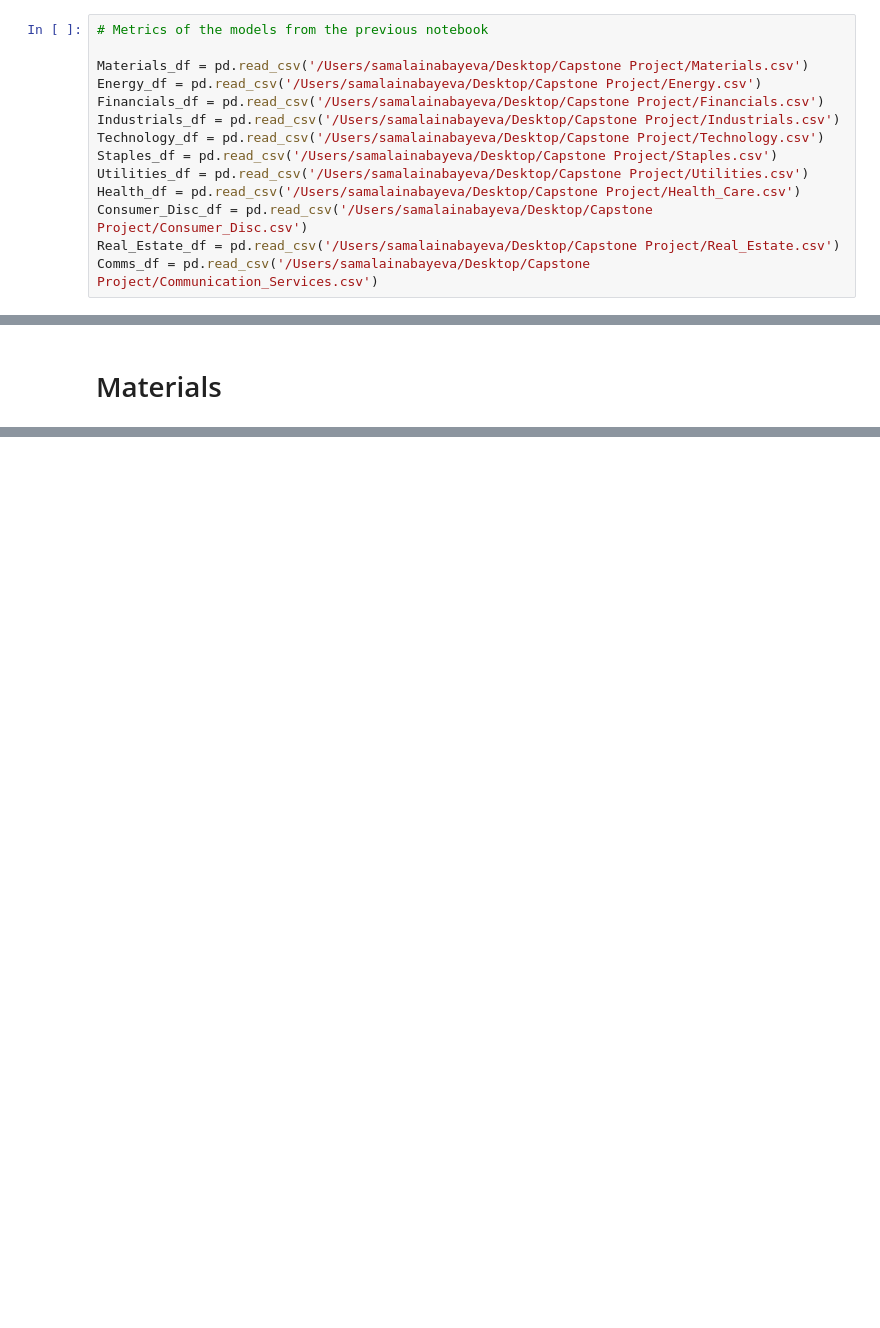
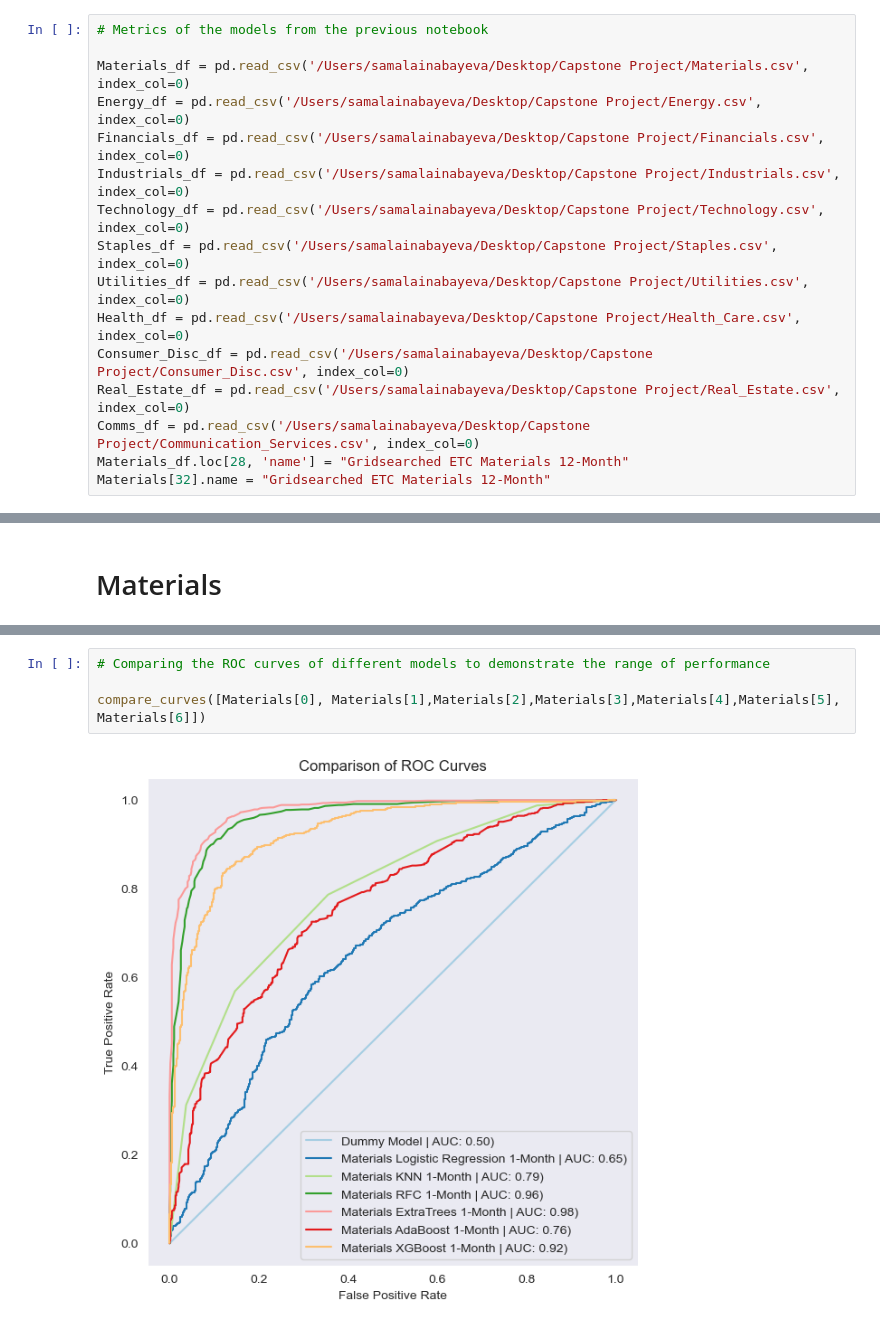
Before and after one commit to dvdhartsman/Stock_Market_Analysis, a Jupyter notebook: 2b_SPDR_Eval.ipynb, the cells around one changed output, grey strips where cells are left out. Cells and saved outputs as stored; diff of their text form; blank space fills up the shorter version.

```diff
--- a/2b_SPDR_Eval.ipynb
+++ b/2b_SPDR_Eval.ipynb
@@ -79,14 +83,16 @@ Comms = model_collection[10]
 # %%
 # Metrics of the models from the previous notebook
 
-Materials_df = pd.read_csv('/Users/samalainabayeva/Desktop/Capstone Project/Materials.csv')
-Energy_df = pd.read_csv('/Users/samalainabayeva/Desktop/Capstone Project/Energy.csv')
-Financials_df = pd.read_csv('/Users/samalainabayeva/Desktop/Capstone Project/Financials.csv')
-Industrials_df = pd.read_csv('/Users/samalainabayeva/Desktop/Capstone Project/Industrials.csv')
-Technology_df = pd.read_csv('/Users/samalainabayeva/Desktop/Capstone Project/Technology.csv')
-Staples_df = pd.read_csv('/Users/samalainabayeva/Desktop/Capstone Project/Staples.csv')
-Utilities_df = pd.read_csv('/Users/samalainabayeva/Desktop/Capstone Project/Utilities.csv')
-Health_df = pd.read_csv('/Users/samalainabayeva/Desktop/Capstone Project/Health_Care.csv')
-Consumer_Disc_df = pd.read_csv('/Users/samalainabayeva/Desktop/Capstone Project/Consumer_Disc.csv')
-Real_Estate_df = pd.read_csv('/Users/samalainabayeva/Desktop/Capstone Project/Real_Estate.csv')
-Comms_df = pd.read_csv('/Users/samalainabayeva/Desktop/Capstone Project/Communication_Services.csv')
+Materials_df = pd.read_csv('/Users/samalainabayeva/Desktop/Capstone Project/Materials.csv', index_col=0)
+Energy_df = pd.read_csv('/Users/samalainabayeva/Desktop/Capstone Project/Energy.csv', index_col=0)
+Financials_df = pd.read_csv('/Users/samalainabayeva/Desktop/Capstone Project/Financials.csv', index_col=0)
+Industrials_df = pd.read_csv('/Users/samalainabayeva/Desktop/Capstone Project/Industrials.csv', index_col=0)
+Technology_df = pd.read_csv('/Users/samalainabayeva/Desktop/Capstone Project/Technology.csv', index_col=0)
+Staples_df = pd.read_csv('/Users/samalainabayeva/Desktop/Capstone Project/Staples.csv', index_col=0)
+Utilities_df = pd.read_csv('/Users/samalainabayeva/Desktop/Capstone Project/Utilities.csv', index_col=0)
+Health_df = pd.read_csv('/Users/samalainabayeva/Desktop/Capstone Project/Health_Care.csv', index_col=0)
+Consumer_Disc_df = pd.read_csv('/Users/samalainabayeva/Desktop/Capstone Project/Consumer_Disc.csv', index_col=0)
+Real_Estate_df = pd.read_csv('/Users/samalainabayeva/Desktop/Capstone Project/Real_Estate.csv', index_col=0)
+Comms_df = pd.read_csv('/Users/samalainabayeva/Desktop/Capstone Project/Communication_Services.csv', index_col=0)
+Materials_df.loc[28, 'name'] = "Gridsearched ETC Materials 12-Month"
+Materials[32].name = "Gridsearched ETC Materials 12-Month"
@@ -107,0 +156,6 @@ def describe_predictions(model, ticker, df, cat=1):
+# %%
+# Comparing the ROC curves of different models to demonstrate the range of performance
+
+compare_curves([Materials[0], Materials[1],Materials[2],Materials[3],Materials[4],Materials[5], Materials[6]])
+# %% [output]
+[figure, added]
```
Also changed, not shown: parts of 18 cells of this notebook, 1 other file.
